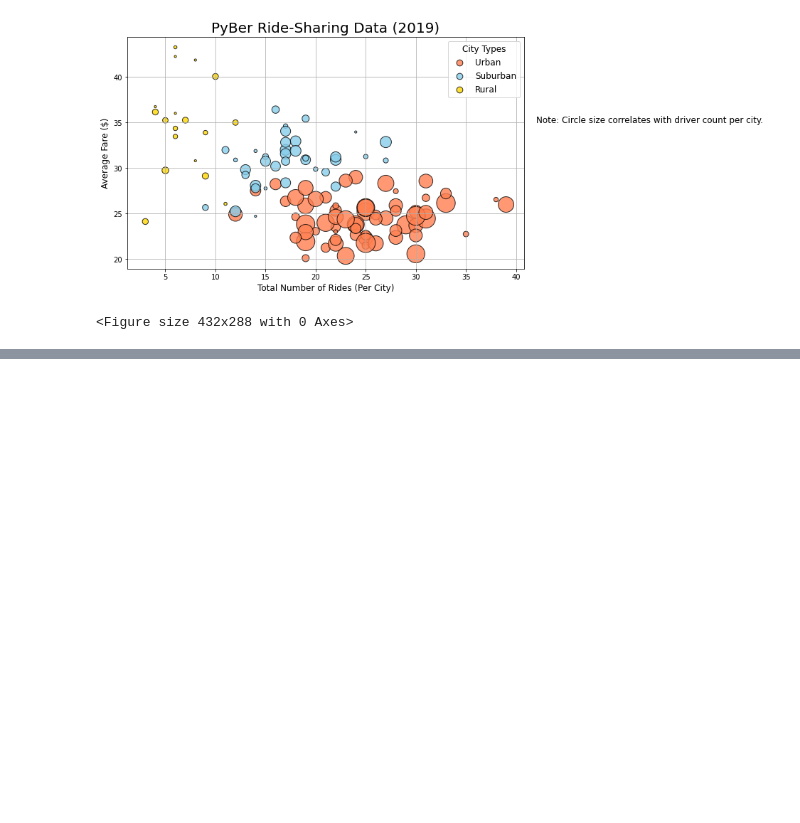
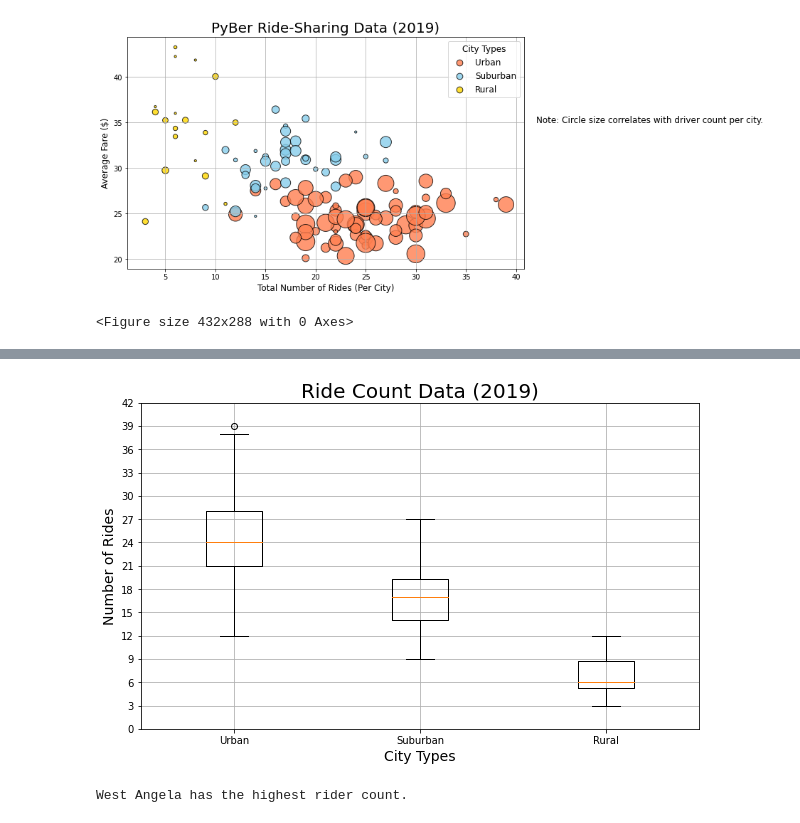
Before and after one commit to ltmurphy/PyBer_Analysis, a Jupyter notebook: PyBer.ipynb, the cells around one changed output, grey strips where cells are left out. Saved outputs shown, nothing was run; the diff lists cells and outputs as text; code cells hidden in the pictures; blank space fills up the shorter version.

```diff
--- a/PyBer.ipynb
+++ b/PyBer.ipynb
@@ -457,0 +719,27 @@ plt.savefig("analysis/Fig1.png")
+# %%
+# To show all the city type box-and-whisker plots on one chart we need to modify the boxplot() function and add other features. We will increase the size of the chart and the font of the title and axes labels.
+# Add all ride count box-and-whisker plots to the same graph.
+x_labels = ["Urban", "Suburban","Rural"]
+ride_count_data = [urban_ride_count, suburban_ride_count, rural_ride_count]
+fig, ax = plt.subplots(figsize=(10, 6))
+ax.set_title('Ride Count Data (2019)',fontsize=20)
+ax.set_ylabel('Number of Rides',fontsize=14)
+ax.set_xlabel("City Types",fontsize=14)
+ax.boxplot(ride_count_data, labels=x_labels)
+ax.set_yticks(np.arange(0, 45, step=3.0))
+ax.grid()
+# Save the figure.
+plt.savefig("analysis/Fig2.png")
+plt.show()
+# %% [output]
+[figure, added]
+# %%
+# Findings: There is one outlier in the urban ride count data. Also, the average number of rides in the rural cities is about 4- and 3.5-times lower per city than the urban and suburban cities, respectively.
+# One of our tasks was to find out if there were any outliers. We know that the outlier for the urban_ride_count is 39. From this information, we can find out which city has the highest rider count.
+# Recall that the urban_ride_count is a Series with the index of the city and the data the number of rides for each city.
+# We can get all the "True" values where the urban_ride_count equals 39. Then, we can filter the urban_ride_count Series for all the "True" values and get the city name from the index
+# Get the city that matches 39.
+urban_city_outlier = urban_ride_count[urban_ride_count==39].index[0]
+print(f"{urban_city_outlier} has the highest rider count.")
+# %% [output]
+West Angela has the highest rider count.
```
Also changed, not shown: parts of 33 cells of this notebook, 3 other files.
